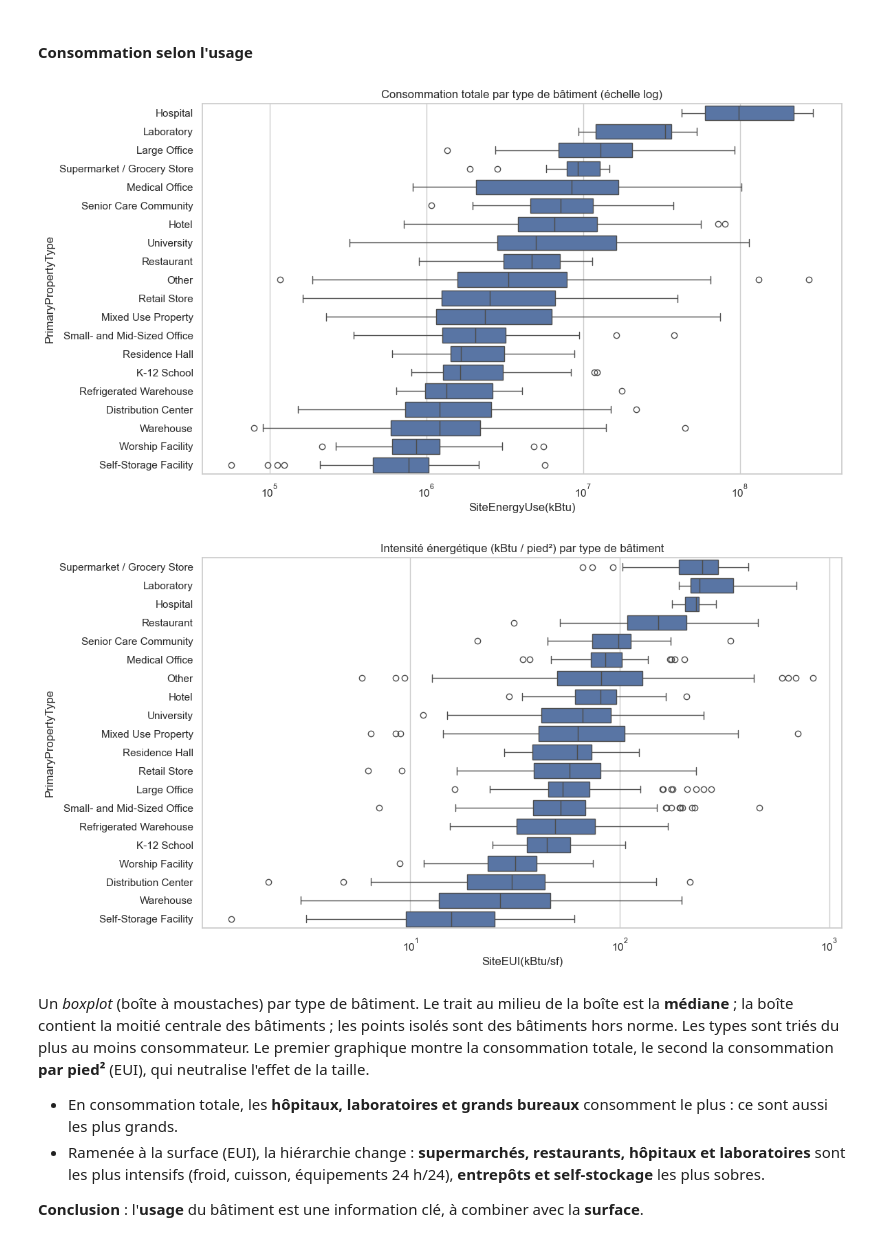
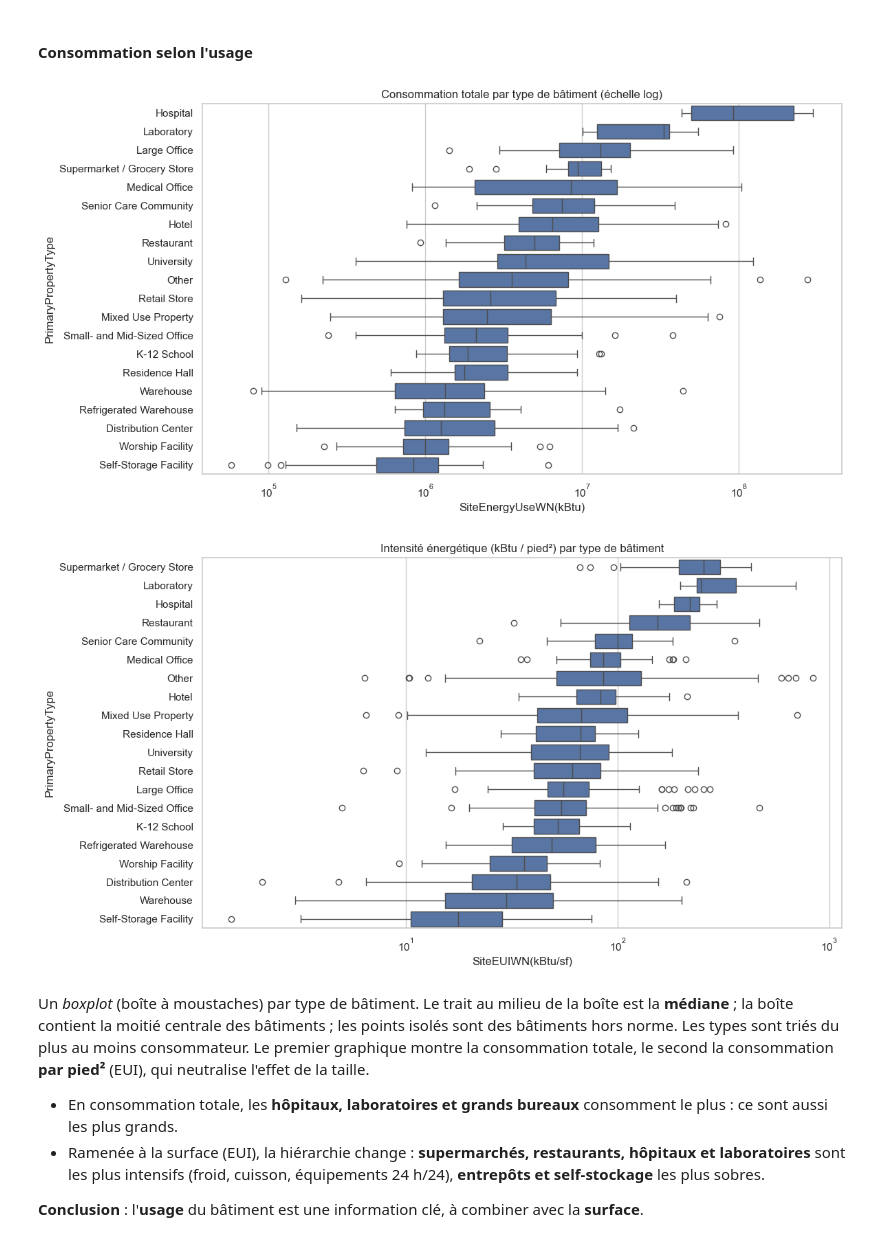
Before and after one commit to Txmwalker/anticipez-consommation-batiments, a Jupyter notebook: notebooks/01_analyse_exploratoire.ipynb, the cells around one changed output. Saved outputs shown, nothing was run; the diff lists cells and outputs as text; code cells hidden in the pictures.

```diff
--- a/notebooks/01_analyse_exploratoire.ipynb
+++ b/notebooks/01_analyse_exploratoire.ipynb
@@ -122,8 +127,8 @@ Plusieurs colonnes pourraient servir de cible. Il faut en choisir **une seule**
 Une fois la cible choisie, **toutes les autres candidates deviennent des fuites de données** : elles sont calculées à partir du même relevé
 et ne seront pas connues pour un bâtiment non mesuré.
 # %%
-cible = "SiteEnergyUse(kBtu)"
-candidates = [cible, "SiteEnergyUseWN(kBtu)", "SiteEUI(kBtu/sf)", "SourceEUI(kBtu/sf)", "TotalGHGEmissions"]
+cible = "SiteEnergyUseWN(kBtu)"
+candidates = [cible, "SiteEnergyUse(kBtu)", "SiteEUI(kBtu/sf)", "SourceEUI(kBtu/sf)", "TotalGHGEmissions"]
 building_consumption[candidates].describe().T.round(1)
 # %% [output]
 |  | count | mean | std | min | 25% | 50% | 75% | max |
@@ -487,15 +492,15 @@ sns.boxplot(data=df, y="PrimaryPropertyType", x=cible, order=ordre, log_scale=Tr
 ax.set_title("Consommation totale par type de bâtiment (échelle log)")
 plt.show()
 # %% [output]
-[figure, old version]
+[figure, new version]
 # %%
 fig, ax = plt.subplots(figsize=(12, 7))
-ordre_eui = df.groupby("PrimaryPropertyType")["SiteEUI(kBtu/sf)"].median().sort_values(ascending=False).index
-sns.boxplot(data=df, y="PrimaryPropertyType", x="SiteEUI(kBtu/sf)", order=ordre_eui, log_scale=True, ax=ax)
+ordre_eui = df.groupby("PrimaryPropertyType")["SiteEUIWN(kBtu/sf)"].median().sort_values(ascending=False).index
+sns.boxplot(data=df, y="PrimaryPropertyType", x="SiteEUIWN(kBtu/sf)", order=ordre_eui, log_scale=True, ax=ax)
 ax.set_title("Intensité énergétique (kBtu / pied²) par type de bâtiment")
 plt.show()
 # %% [output]
-[figure, old version]
+[figure, new version]
 # %% [markdown]
 Un *boxplot* (boîte à moustaches) par type de bâtiment. Le trait au milieu de la boîte est la **médiane** ;
 la boîte contient la moitié centrale des bâtiments ; les points isolés sont des bâtiments hors norme. Les types sont triés du plus au moins consommateur.
```
Also changed, not shown: parts of 35 cells of this notebook, 5 other files.
